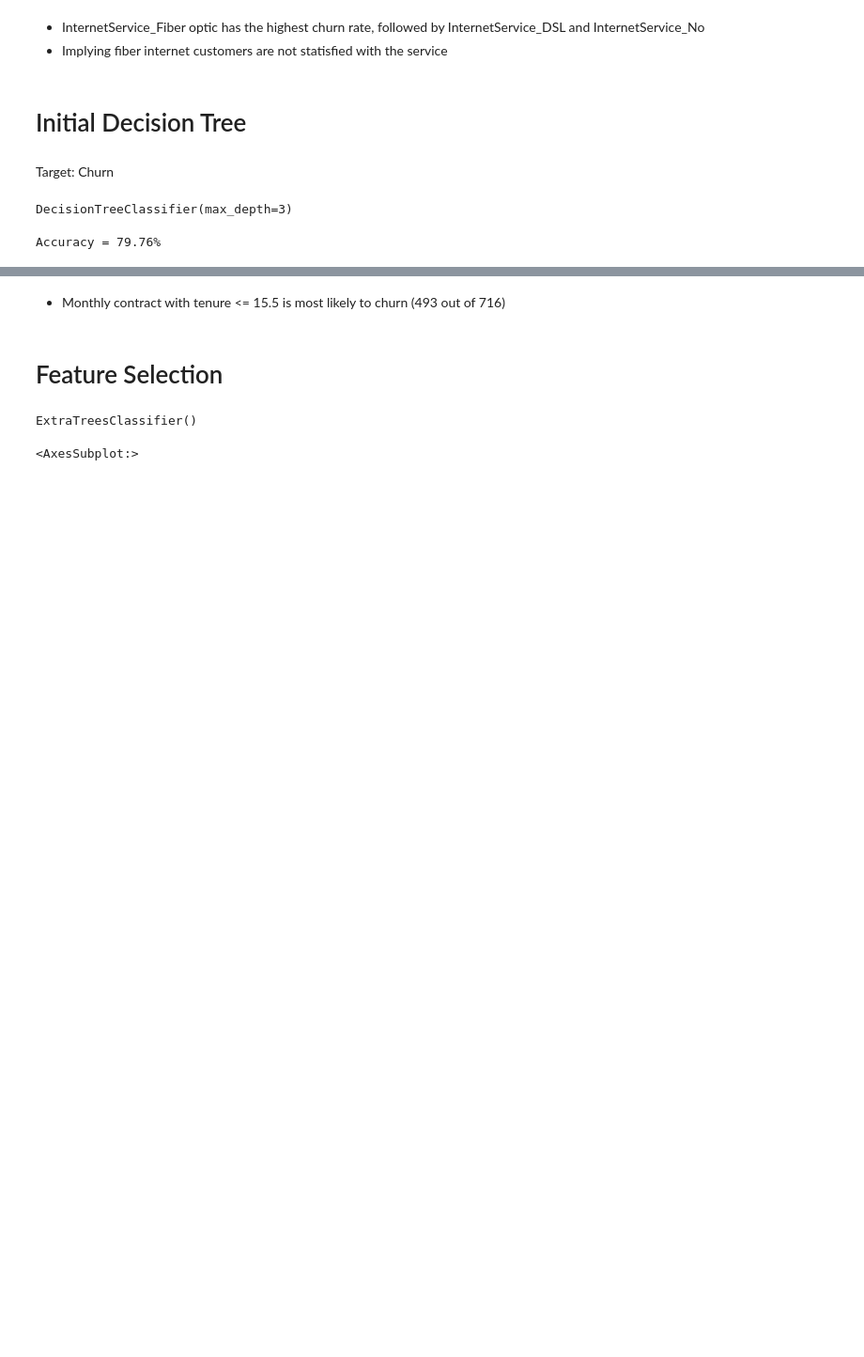
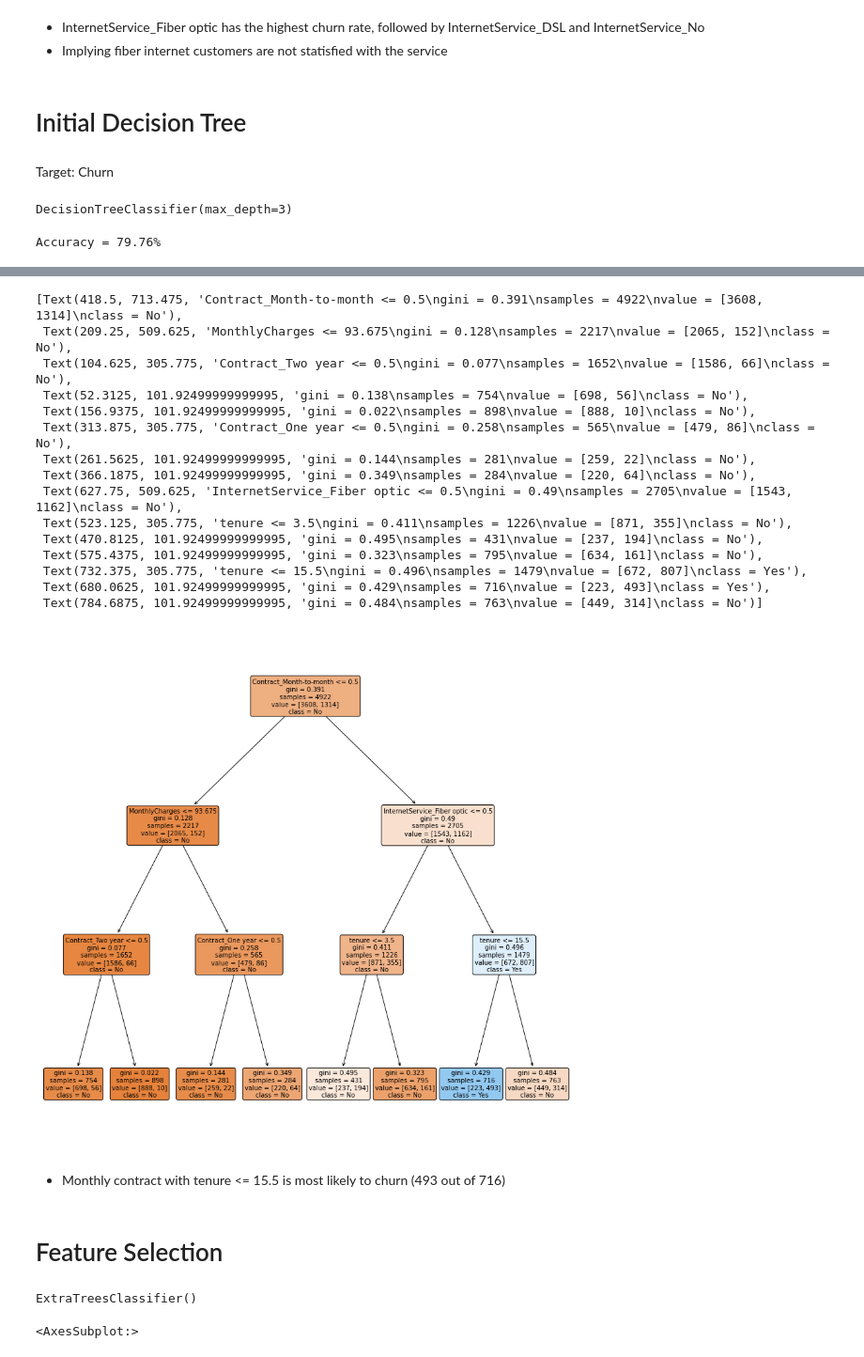
Before and after one commit to abbylmm/DS_Uncut, a Jupyter notebook: telco_churn.ipynb, the cells around one changed output, grey strips where cells are left out. Shown at 94% size. Drawn from its saved outputs; the diff is of its cells as text; code cells hidden in the pictures; blank space fills up the shorter version.

```diff
--- a/telco_churn.ipynb
+++ b/telco_churn.ipynb
@@ -370,8 +374,11 @@ print(string.format(AR = AR))
 Accuracy = 79.76%
 # %%
 columns = list(X_train.columns)
-dot_data = tree.export_graphviz(model, out_file=None, feature_names=columns, class_names=['No', 'Yes'], filled=True, rounded=True)
-
-graph = graphviz.Source(dot_data)
-graph
+plt.figure(figsize=(15,15))
+tree.plot_tree(model,
+               fontsize=10,
+               feature_names=columns,
+               class_names=['No', 'Yes'],
+               filled=True,
+               rounded=True)
 # %% [output]
@@ -379,3 +385,19 @@ graph
+[Text(418.5, 713.475, 'Contract_Month-to-month <= 0.5\ngini = 0.391\nsamples = 4922\nvalue = [3608, 1314]\nclass = No'),
+ Text(209.25, 509.625, 'MonthlyCharges <= 93.675\ngini = 0.128\nsamples = 2217\nvalue = [2065, 152]\nclass = No'),
+ Text(104.625, 305.775, 'Contract_Two year <= 0.5\ngini = 0.077\nsamples = 1652\nvalue = [1586, 66]\nclass = No'),
+ Text(52.3125, 101.92499999999995, 'gini = 0.138\nsamples = 754\nvalue = [698, 56]\nclass = No'),
+ Text(156.9375, 101.92499999999995, 'gini = 0.022\nsamples = 898\nvalue = [888, 10]\nclass = No'),
+ Text(313.875, 305.775, 'Contract_One year <= 0.5\ngini = 0.258\nsamples = 565\nvalue = [479, 86]\nclass = No'),
+ Text(261.5625, 101.92499999999995, 'gini = 0.144\nsamples = 281\nvalue = [259, 22]\nclass = No'),
+ Text(366.1875, 101.92499999999995, 'gini = 0.349\nsamples = 284\nvalue = [220, 64]\nclass = No'),
+ Text(627.75, 509.625, 'InternetService_Fiber optic <= 0.5\ngini = 0.49\nsamples = 2705\nvalue = [1543, 1162]\nclass = No'),
+ Text(523.125, 305.775, 'tenure <= 3.5\ngini = 0.411\nsamples = 1226\nvalue = [871, 355]\nclass = No'),
+ Text(470.8125, 101.92499999999995, 'gini = 0.495\nsamples = 431\nvalue = [237, 194]\nclass = No'),
+ Text(575.4375, 101.92499999999995, 'gini = 0.323\nsamples = 795\nvalue = [634, 161]\nclass = No'),
+ Text(732.375, 305.775, 'tenure <= 15.5\ngini = 0.496\nsamples = 1479\nvalue = [672, 807]\nclass = Yes'),
+ Text(680.0625, 101.92499999999995, 'gini = 0.429\nsamples = 716\nvalue = [223, 493]\nclass = Yes'),
+ Text(784.6875, 101.92499999999995, 'gini = 0.484\nsamples = 763\nvalue = [449, 314]\nclass = No')]
+[figure, added]
 # %% [markdown]
 * Monthly contract with tenure <= 15.5 is most likely to churn (493 out of 716)
 # %% [markdown]
```
Also changed, not shown: parts of 35 cells of this notebook.
